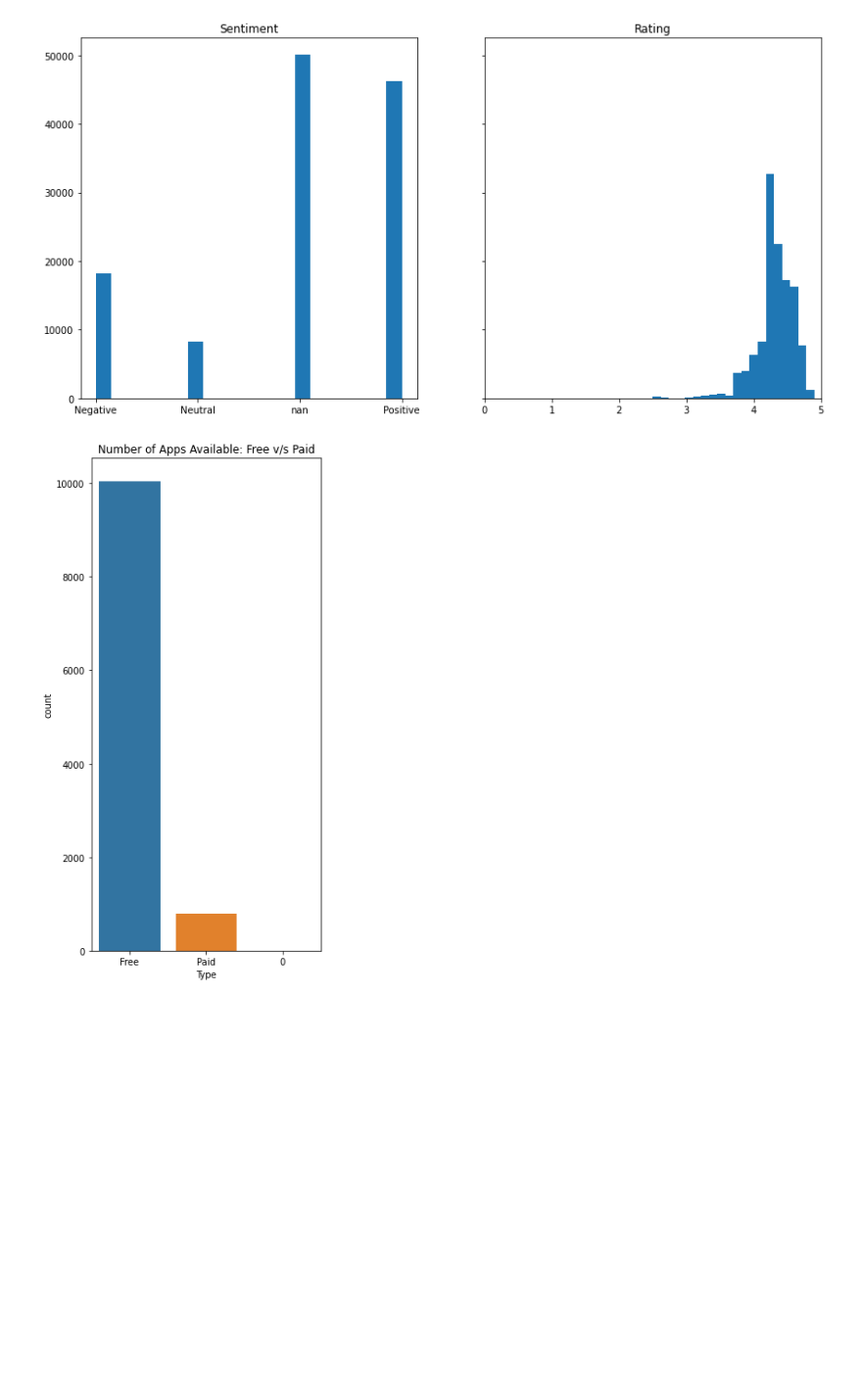
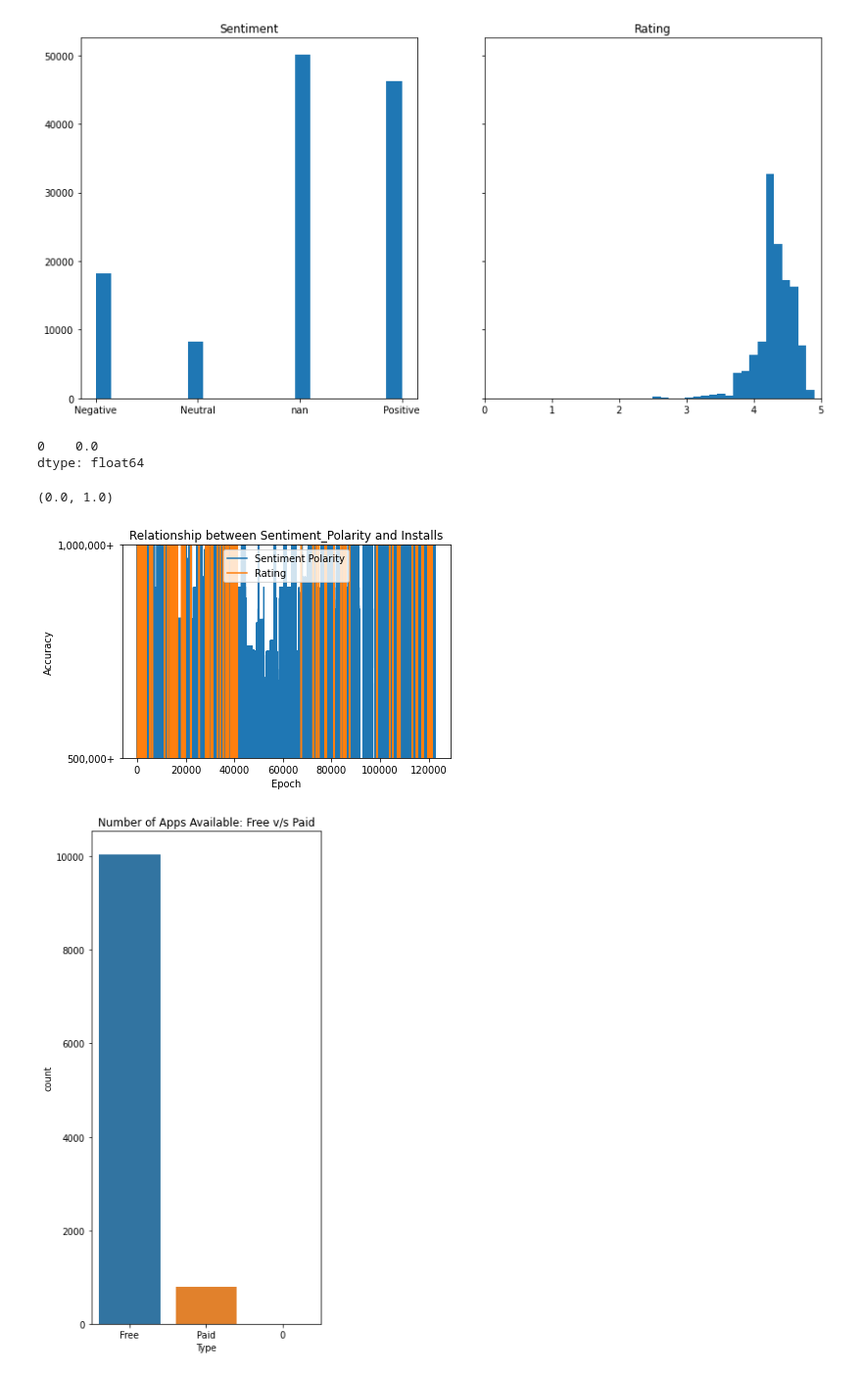
Before and after one commit to Shubham080997/Capstone-Project---1-EDA-on-Play-Store-Apps-Rating, a Jupyter notebook: App_Review_Analysis_Capstone_Project.ipynb, the cells around one changed output. Shown: that part at 98% size. Saved outputs shown, nothing was run; the diff lists cells and outputs as text; code cells hidden in the pictures; blank space fills up the shorter version.

```diff
--- a/App_Review_Analysis_Capstone_Project.ipynb
+++ b/App_Review_Analysis_Capstone_Project.ipynb
@@ -170,6 +170,24 @@ ax[1].set_title("Rating")
 plt.show()
 # %% [output]
 [figure]
+# %%
+freq_mode = merge_data['Sentiment_Polarity'].mode()
+freq_mode
+# %% [output]
+0    0.0
+dtype: float64
+# %%
+plt.plot(merge_data['Sentiment_Polarity'], label='Sentiment Polarity')
+plt.plot(merge_data['Installs'], label='Rating')
+
+plt.title('Relationship between Sentiment_Polarity and Installs')
+plt.ylabel('Accuracy')
+plt.xlabel('Epoch')
+plt.legend()
+plt.ylim([0, 1])
+# %% [output]
+(0.0, 1.0)
+[figure, added]
 # %%
 #Number of free and paid Apps available
 plt.figure(figsize=(10,10))
```
Also changed, not shown: parts of 5 cells of this notebook.
